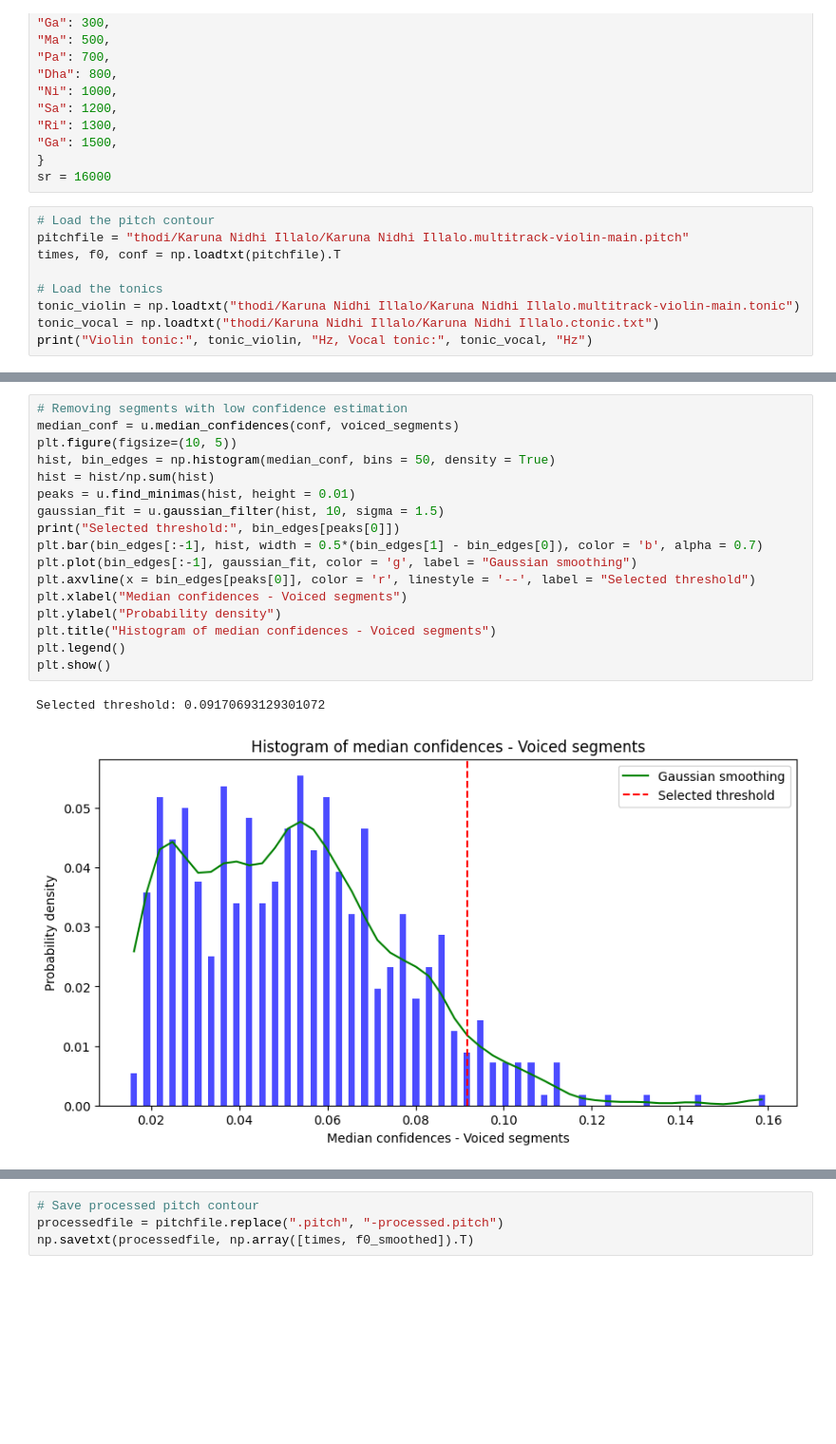
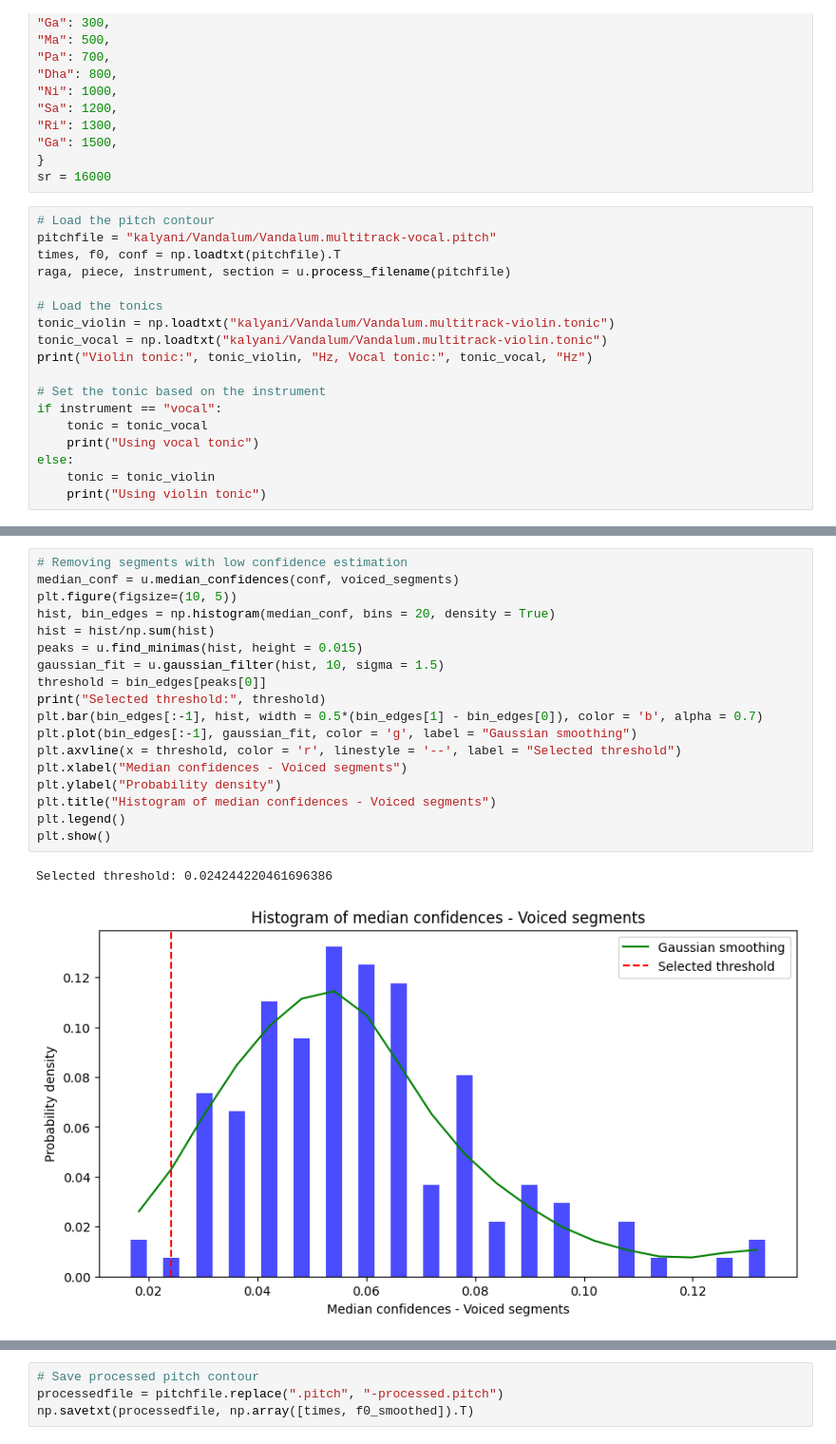
Before and after one commit to root2pk/masters-thesis, a Jupyter notebook: process_pitch.ipynb, the cells around one changed output, grey strips where cells are left out. Shown at 95% size. Cells and saved outputs as stored; diff of their text form; blank space fills up the shorter version.

Commit message:
finished pitch processing

```diff
--- a/process_pitch.ipynb
+++ b/process_pitch.ipynb
@@ -26,11 +23,20 @@ notes_dict = {
 sr = 16000
 # %%
 # Load the pitch contour
-pitchfile = "thodi/Karuna Nidhi Illalo/Karuna Nidhi Illalo.multitrack-violin-main.pitch"
+pitchfile = "kalyani/Vandalum/Vandalum.multitrack-vocal.pitch"
 times, f0, conf = np.loadtxt(pitchfile).T
+raga, piece, instrument, section = u.process_filename(pitchfile)
 
 # Load the tonics
-tonic_violin = np.loadtxt("thodi/Karuna Nidhi Illalo/Karuna Nidhi Illalo.multitrack-violin-main.tonic")
-tonic_vocal = np.loadtxt("thodi/Karuna Nidhi Illalo/Karuna Nidhi Illalo.ctonic.txt")
+tonic_violin = np.loadtxt("kalyani/Vandalum/Vandalum.multitrack-violin.tonic")
+tonic_vocal = np.loadtxt("kalyani/Vandalum/Vandalum.multitrack-violin.tonic")
 print("Violin tonic:", tonic_violin, "Hz, Vocal tonic:", tonic_vocal, "Hz")
+
+# Set the tonic based on the instrument
+if instrument == "vocal":
+    tonic = tonic_vocal
+    print("Using vocal tonic")
+else:
+    tonic = tonic_violin
+    print("Using violin tonic")
 # %% [output]
@@ -52,23 +61,24 @@ Number of voiced segments: 559
 # %%
 # Removing segments with low confidence estimation
 median_conf = u.median_confidences(conf, voiced_segments)
 plt.figure(figsize=(10, 5))
-hist, bin_edges = np.histogram(median_conf, bins = 50, density = True)
+hist, bin_edges = np.histogram(median_conf, bins = 20, density = True)
 hist = hist/np.sum(hist)
-peaks = u.find_minimas(hist, height = 0.01)
+peaks = u.find_minimas(hist, height = 0.015)
 gaussian_fit = u.gaussian_filter(hist, 10, sigma = 1.5)
-print("Selected threshold:", bin_edges[peaks[0]])
+threshold = bin_edges[peaks[0]]
+print("Selected threshold:", threshold)
 plt.bar(bin_edges[:-1], hist, width = 0.5*(bin_edges[1] - bin_edges[0]), color = 'b', alpha = 0.7)
 plt.plot(bin_edges[:-1], gaussian_fit, color = 'g', label = "Gaussian smoothing")
-plt.axvline(x = bin_edges[peaks[0]], color = 'r', linestyle = '--', label = "Selected threshold")
+plt.axvline(x = threshold, color = 'r', linestyle = '--', label = "Selected threshold")
 plt.xlabel("Median confidences - Voiced segments")
 plt.ylabel("Probability density")
 plt.title("Histogram of median confidences - Voiced segments")
 plt.legend()
 plt.show()
 # %% [output]
-Selected threshold: 0.09170693129301072
+Selected threshold: 0.024244220461696386
-[figure, old version]
+[figure, new version]
 # %%
 # Keeping and discarding segments based on threshold
 f0_filt = f0.copy()
```
Also changed, not shown: parts of 10 cells of this notebook, 28 other files.
